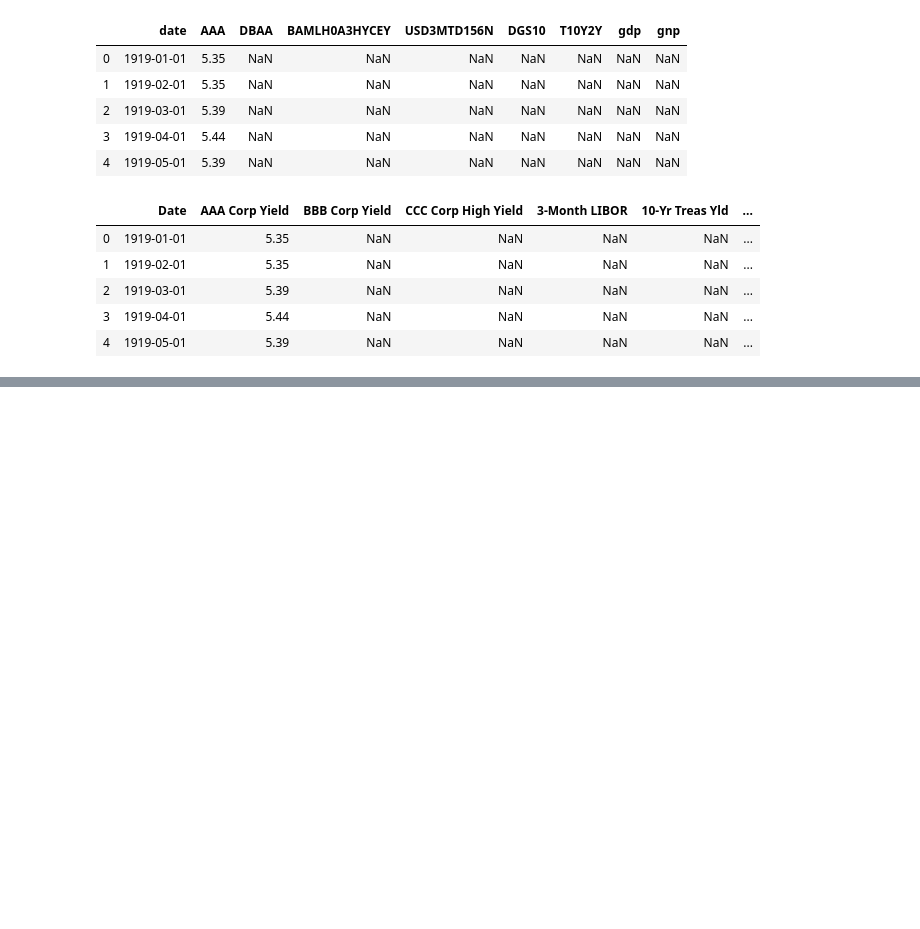
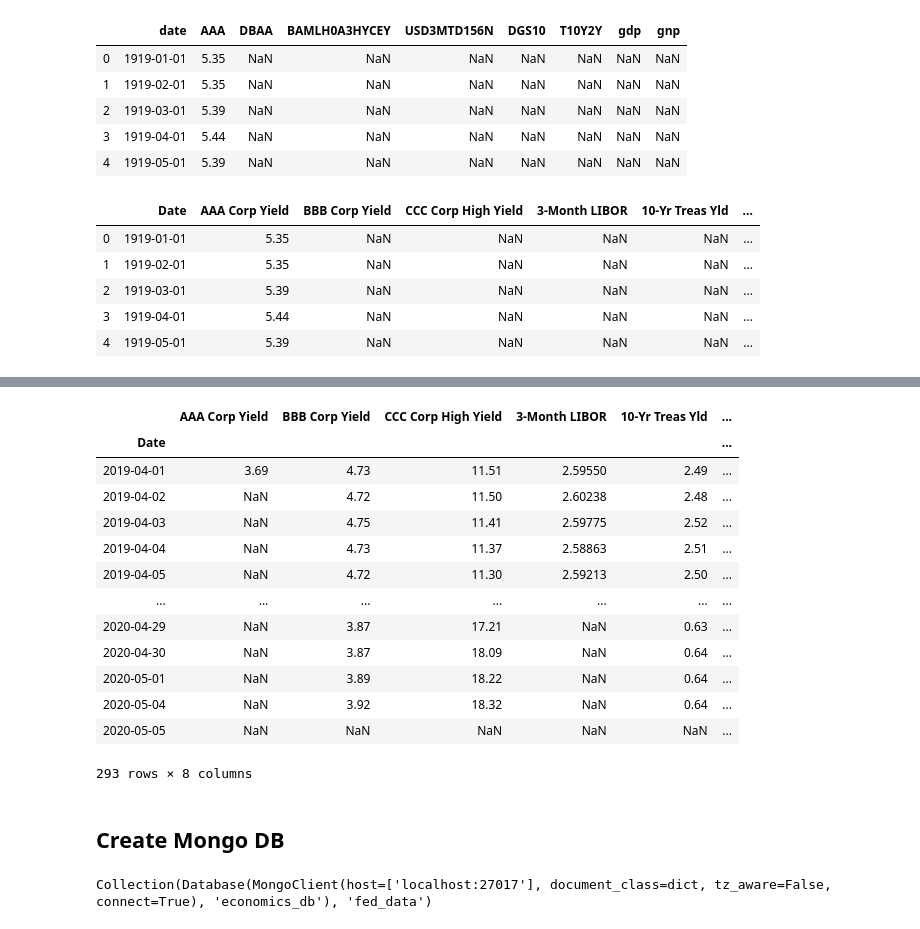
Before and after one commit to gfisherjr/ETL-Project, a Jupyter notebook: starter_files/Gary/Untitled.ipynb, the cells around one changed output, grey strips where cells are left out. Drawn from its saved outputs; the diff is of its cells as text; code cells hidden in the pictures; blank space fills up the shorter version.

```diff
--- a/starter_files/Gary/Untitled.ipynb
+++ b/starter_files/Gary/Untitled.ipynb
@@ -62,0 +82,19 @@ master_df.head(5)
+# %%
+master_df
+# %% [output]
+|  | AAA Corp Yield | BBB Corp Yield | CCC Corp High Yield | 3-Month LIBOR | 10-Yr Treas Yld | ... |
+| Date |  |  |  |  |  | ... |
+| 2019-04-01 | 3.69 | 4.73 | 11.51 | 2.59550 | 2.49 | ... |
+| 2019-04-02 | NaN | 4.72 | 11.50 | 2.60238 | 2.48 | ... |
+| 2019-04-03 | NaN | 4.75 | 11.41 | 2.59775 | 2.52 | ... |
+| 2019-04-04 | NaN | 4.73 | 11.37 | 2.58863 | 2.51 | ... |
+| 2019-04-05 | NaN | 4.72 | 11.30 | 2.59213 | 2.50 | ... |
+| ... | ... | ... | ... | ... | ... | ... |
+| 2020-04-29 | NaN | 3.87 | 17.21 | NaN | 0.63 | ... |
+| 2020-04-30 | NaN | 3.87 | 18.09 | NaN | 0.64 | ... |
+| 2020-05-01 | NaN | 3.89 | 18.22 | NaN | 0.64 | ... |
+| 2020-05-04 | NaN | 3.92 | 18.32 | NaN | 0.64 | ... |
+| 2020-05-05 | NaN | NaN | NaN | NaN | NaN | ... |
+293 rows × 8 columns
+# %% [markdown]
+## Create Mongo DB
@@ -62,0 +110,4 @@ master_df.head(5)
+# %%
+collection_fed
+# %% [output]
+Collection(Database(MongoClient(host=['localhost:27017'], document_class=dict, tz_aware=False, connect=True), 'economics_db'), 'fed_data')
```
Also changed, not shown: parts of 11 cells of this notebook, 1 other file.
